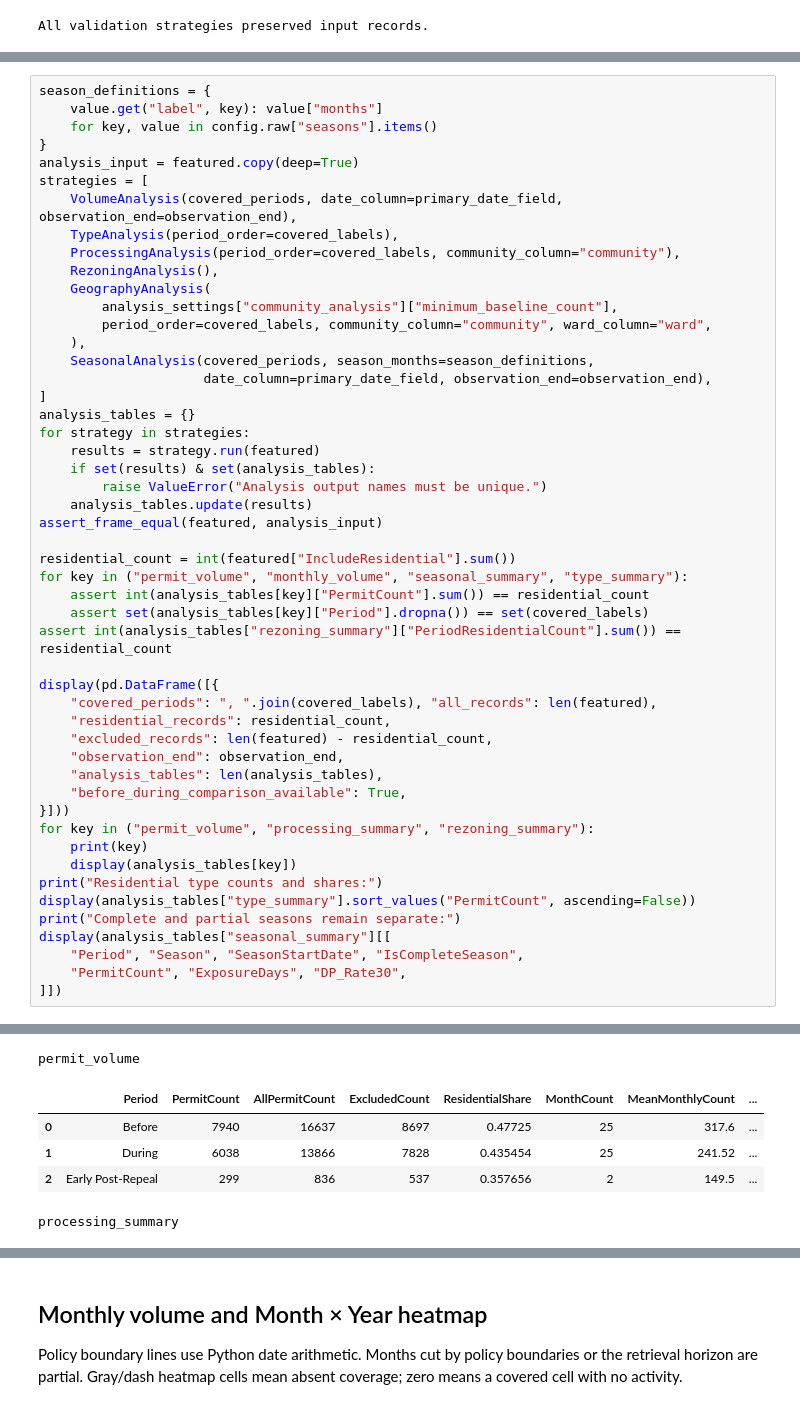
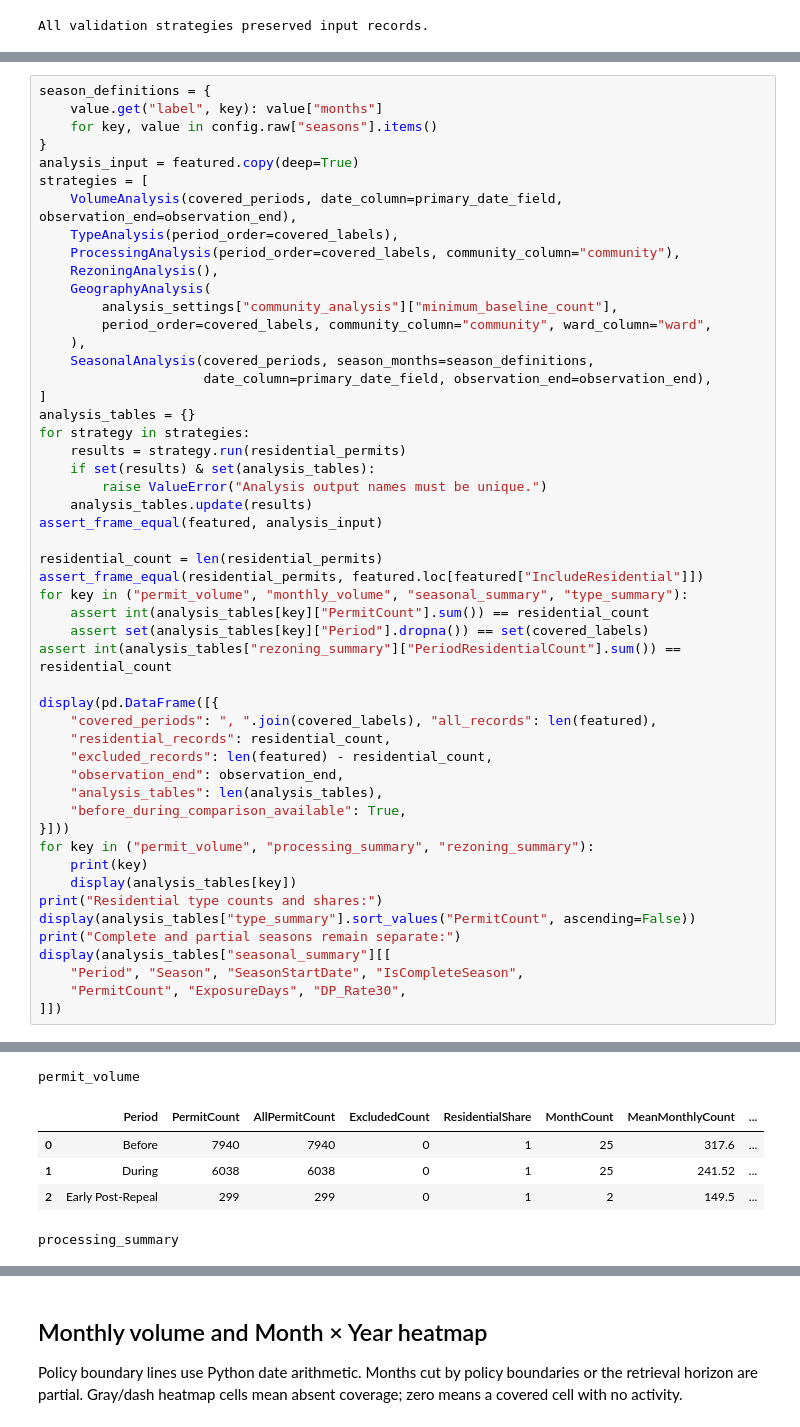
Before and after one commit to alby1976/Data110_DP_Activity, a Jupyter notebook: notebooks/02_complete_period_exploration.ipynb, the cells around one changed output, grey strips where cells are left out. Saved outputs shown, nothing was run; the diff lists cells and outputs as text.

```diff
--- a/notebooks/02_complete_period_exploration.ipynb
+++ b/notebooks/02_complete_period_exploration.ipynb
@@ -685,44 +796,45 @@ strategies = [
 ]
 analysis_tables = {}
 for strategy in strategies:
-    results = strategy.run(featured)
+    results = strategy.run(residential_permits)
     if set(results) & set(analysis_tables):
         raise ValueError("Analysis output names must be unique.")
     analysis_tables.update(results)
 assert_frame_equal(featured, analysis_input)
 
-residential_count = int(featured["IncludeResidential"].sum())
+residential_count = len(residential_permits)
+assert_frame_equal(residential_permits, featured.loc[featured["IncludeResidential"]])
 for key in ("permit_volume", "monthly_volume", "seasonal_summary", "type_summary"):
     assert int(analysis_tables[key]["PermitCount"].sum()) == residential_count
     assert set(analysis_tables[key]["Period"].dropna()) == set(covered_labels)
 assert int(analysis_tables["rezoning_summary"]["PeriodResidentialCount"].sum()) == residential_count
 
 display(pd.DataFrame([{
     "covered_periods": ", ".join(covered_labels), "all_records": len(featured),
     "residential_records": residential_count,
     "excluded_records": len(featured) - residential_count,
     "observation_end": observation_end,
     "analysis_tables": len(analysis_tables),
     "before_during_comparison_available": True,
 }]))
 for key in ("permit_volume", "processing_summary", "rezoning_summary"):
     print(key)
     display(analysis_tables[key])
 print("Residential type counts and shares:")
 display(analysis_tables["type_summary"].sort_values("PermitCount", ascending=False))
 print("Complete and partial seasons remain separate:")
 display(analysis_tables["seasonal_summary"][[
     "Period", "Season", "SeasonStartDate", "IsCompleteSeason",
     "PermitCount", "ExposureDays", "DP_Rate30",
 ]])
 # %% [output]
 |  | covered_periods | all_records | residential_records | excluded_records | observation_end | analysis_tables | ... |
 | 0 | Before, During, Early Post-Repeal | 31339 | 14277 | 17062 | 2026-09-25 | 21 | ... |
 permit_volume
 |  | Period | PermitCount | AllPermitCount | ExcludedCount | ResidentialShare | MonthCount | MeanMonthlyCount | ... |
-| 0 | Before | 7940 | 16637 | 8697 | 0.47725 | 25 | 317.6 | ... |
-| 1 | During | 6038 | 13866 | 7828 | 0.435454 | 25 | 241.52 | ... |
-| 2 | Early Post-Repeal | 299 | 836 | 537 | 0.357656 | 2 | 149.5 | ... |
+| 0 | Before | 7940 | 7940 | 0 | 1 | 25 | 317.6 | ... |
+| 1 | During | 6038 | 6038 | 0 | 1 | 25 | 241.52 | ... |
+| 2 | Early Post-Repeal | 299 | 299 | 0 | 1 | 2 | 149.5 | ... |
 processing_summary
 |  | Period | TotalCount | ValidCount | InvalidCount | PendingCount | RightCensoredCount | ValidShare | ... |
 | 0 | Before | 7940 | 6505 | 1435 | 1435 | 1435 | 0.81927 | ... |
```
Also changed, not shown: parts of 12 cells of this notebook, 11 other files.
